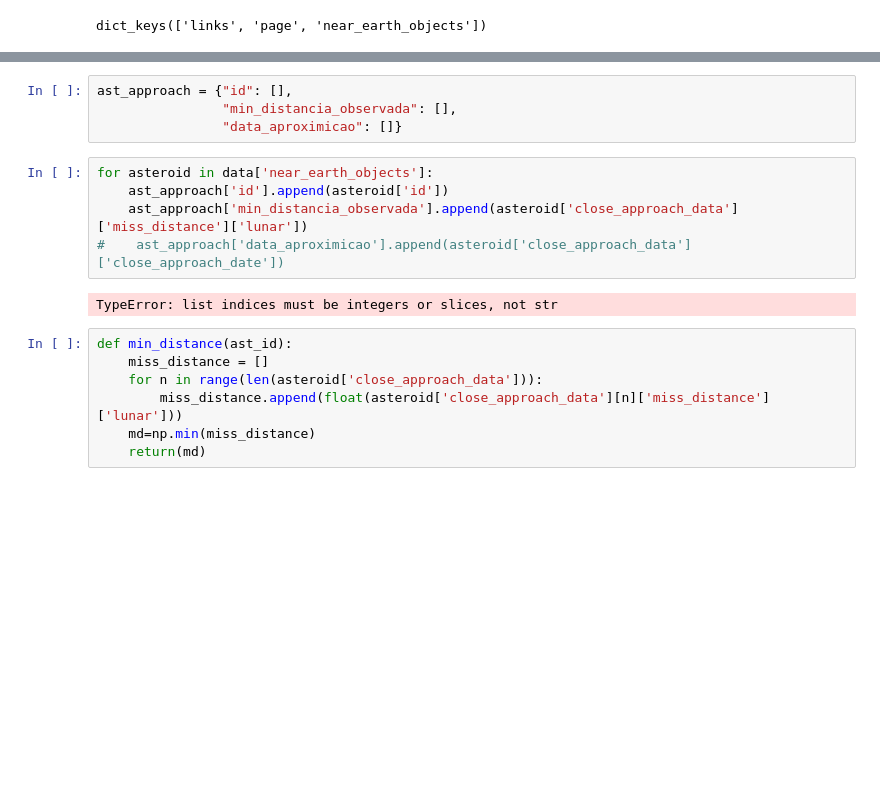
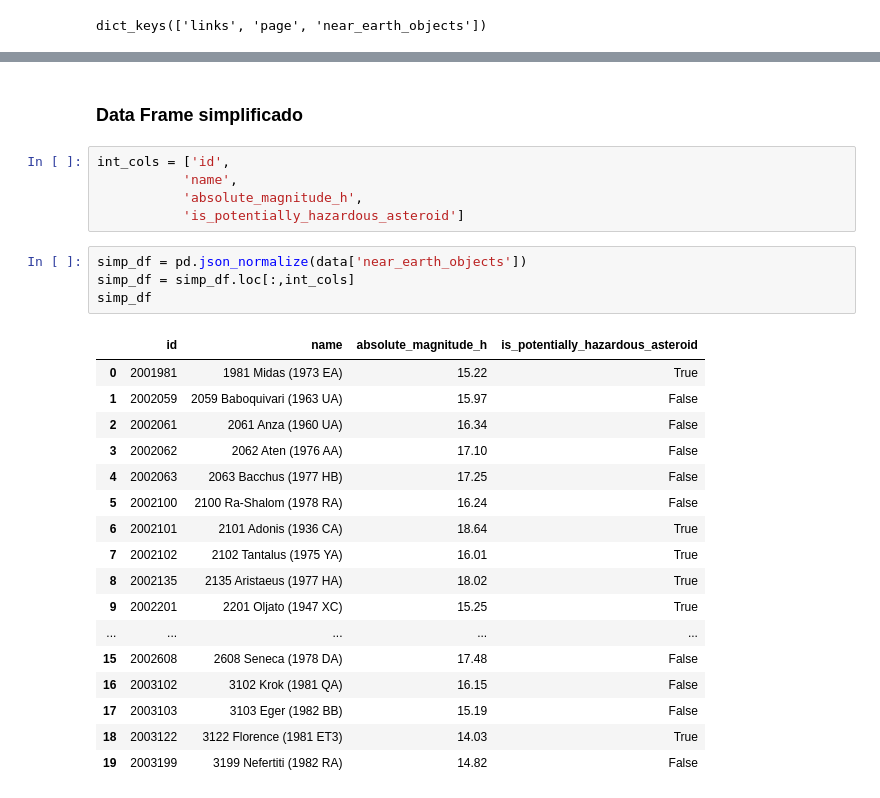
Before and after one commit to gus-phys/AI2-resources, a Jupyter notebook: 03-introducao-a-estatistica/aula1/NeoWs/NeoWs-dangerous-objects.ipynb, the cells around one changed output, grey strips where cells are left out. Drawn from its saved outputs; the diff is of its cells as text; blank space fills up the shorter version.

```diff
--- a/03-introducao-a-estatistica/aula1/NeoWs/NeoWs-dangerous-objects.ipynb
+++ b/03-introducao-a-estatistica/aula1/NeoWs/NeoWs-dangerous-objects.ipynb
@@ -106,18 +27,29 @@ for n in range(len(obj0)):
-# %%
-ast_approach = {"id": [],
-                "min_distancia_observada": [],
-                "data_aproximicao": []}
-# %%
-for asteroid in data['near_earth_objects']:
-    ast_approach['id'].append(asteroid['id'])
-    ast_approach['min_distancia_observada'].append(asteroid['close_approach_data']['miss_distance']['lunar'])
-#    ast_approach['data_aproximicao'].append(asteroid['close_approach_data']['close_approach_date'])
-# %% [output]
-TypeError: list indices must be integers or slices, not str
-# %%
-def min_distance(ast_id):
-    miss_distance = []
-    for n in range(len(asteroid['close_approach_data'])):
-        miss_distance.append(float(asteroid['close_approach_data'][n]['miss_distance']['lunar']))
-    md=np.min(miss_distance)
-    return(md)
+# %% [markdown]
+### Data Frame simplificado
+# %%
+int_cols = ['id',
+           'name',
+           'absolute_magnitude_h',
+           'is_potentially_hazardous_asteroid']
+# %%
+simp_df = pd.json_normalize(data['near_earth_objects'])
+simp_df = simp_df.loc[:,int_cols]
+simp_df
+# %% [output]
+|  | id | name | absolute_magnitude_h | is_potentially_hazardous_asteroid |
+| 0 | 2001981 | 1981 Midas (1973 EA) | 15.22 | True |
+| 1 | 2002059 | 2059 Baboquivari (1963 UA) | 15.97 | False |
+| 2 | 2002061 | 2061 Anza (1960 UA) | 16.34 | False |
+| 3 | 2002062 | 2062 Aten (1976 AA) | 17.10 | False |
+| 4 | 2002063 | 2063 Bacchus (1977 HB) | 17.25 | False |
+| 5 | 2002100 | 2100 Ra-Shalom (1978 RA) | 16.24 | False |
+| 6 | 2002101 | 2101 Adonis (1936 CA) | 18.64 | True |
+| 7 | 2002102 | 2102 Tantalus (1975 YA) | 16.01 | True |
+| 8 | 2002135 | 2135 Aristaeus (1977 HA) | 18.02 | True |
+| 9 | 2002201 | 2201 Oljato (1947 XC) | 15.25 | True |
+| ... | ... | ... | ... | ... |
+| 15 | 2002608 | 2608 Seneca (1978 DA) | 17.48 | False |
+| 16 | 2003102 | 3102 Krok (1981 QA) | 16.15 | False |
+| 17 | 2003103 | 3103 Eger (1982 BB) | 15.19 | False |
+| 18 | 2003122 | 3122 Florence (1981 ET3) | 14.03 | True |
+| 19 | 2003199 | 3199 Nefertiti (1982 RA) | 14.82 | False |
```
Also changed, not shown: parts of 41 cells of this notebook.
